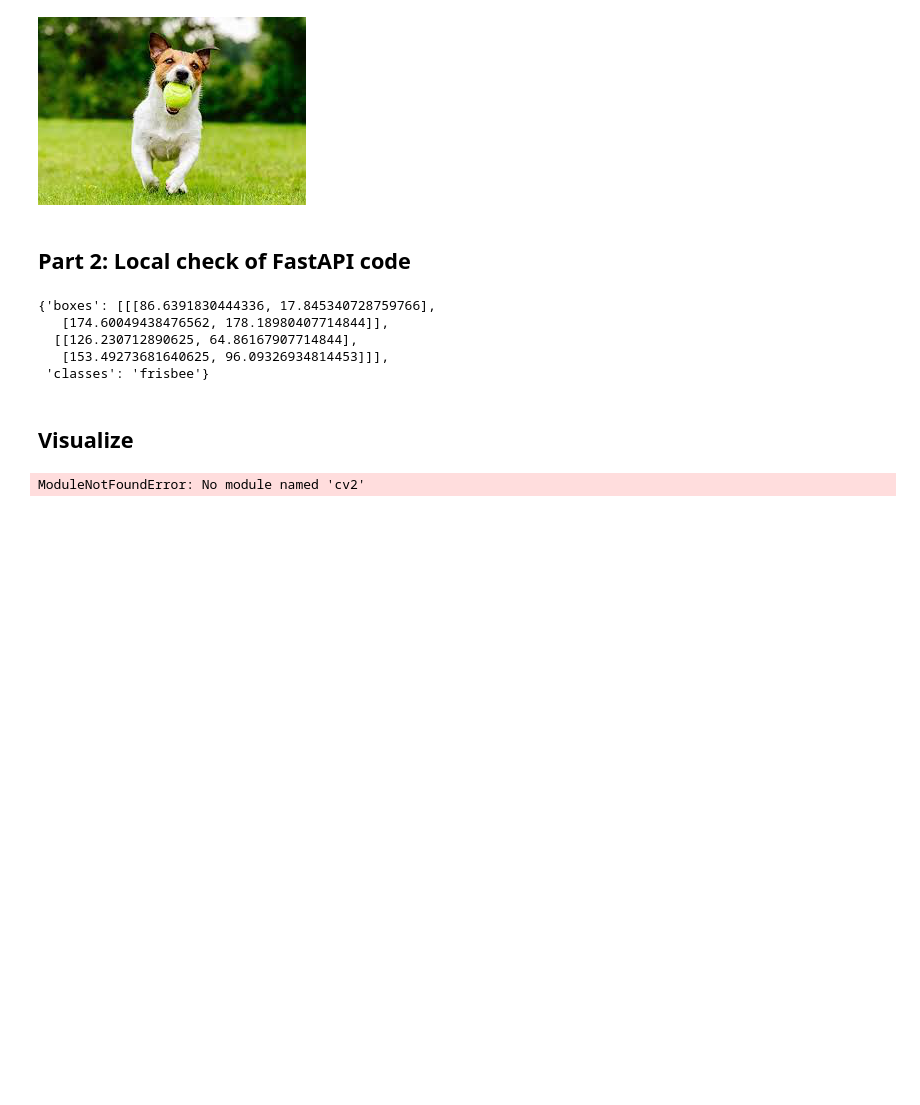
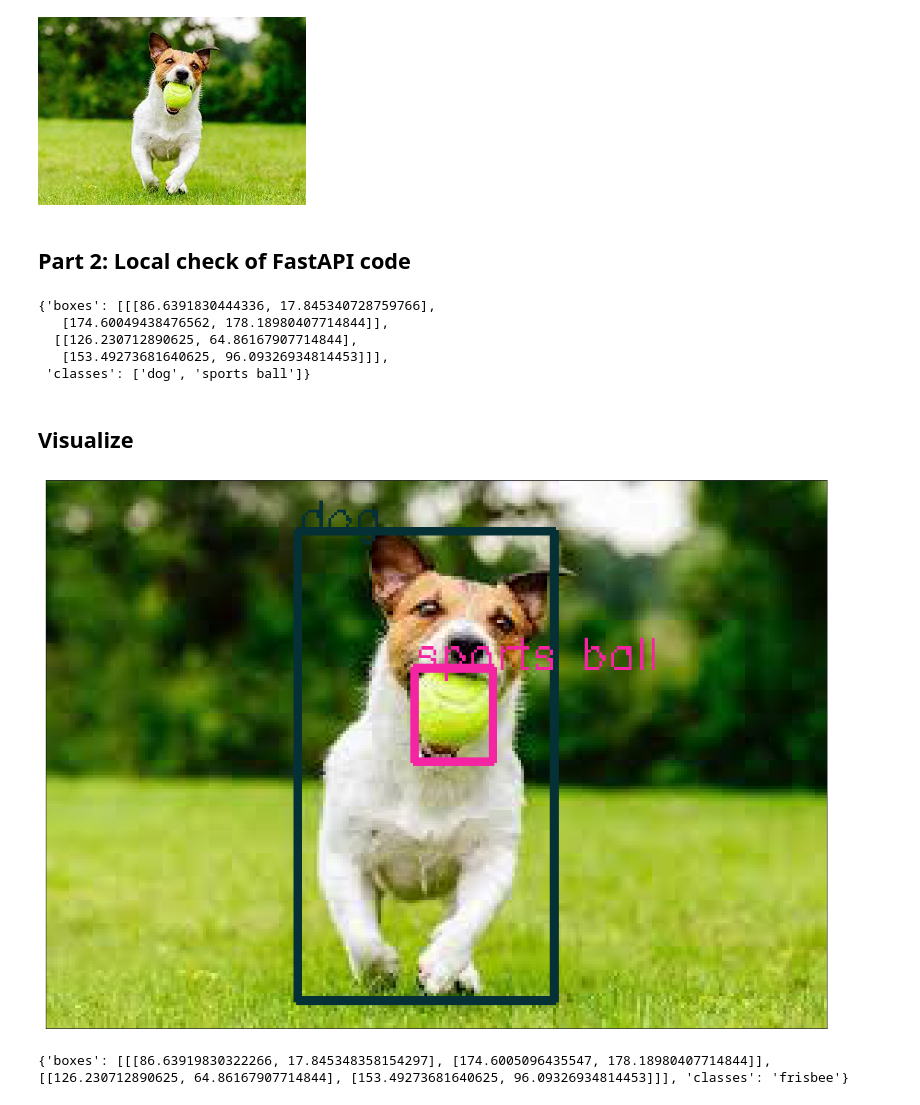
Before and after one commit to chrispmaag/fastapi_model_deployment, a Jupyter notebook: image_detection.ipynb, the cells around one changed output. Cells and saved outputs as stored; diff of their text form; code cells hidden in the pictures; blank space fills up the shorter version.

Commit message:
feat: Add docker image endpoing call

```diff
--- a/image_detection.ipynb
+++ b/image_detection.ipynb
@@ -30,45 +30,58 @@ payload = json.dumps({
 })
 response = requests.put("http://127.0.0.1:8000/predict",data = payload)
 data_dict = response.json()
-# %%
-data_dict
-# %% [output]
-{'boxes': [[[86.6391830444336, 17.845340728759766],
-   [174.60049438476562, 178.18980407714844]],
-  [[126.230712890625, 64.86167907714844],
-   [153.49273681640625, 96.09326934814453]]],
- 'classes': 'frisbee'}
+# %%
+# Look into why the number of predicted boxes and num of classes don't match up
+data_dict
+# %% [output]
+{'boxes': [[[86.6391830444336, 17.845340728759766],
+   [174.60049438476562, 178.18980407714844]],
+  [[126.230712890625, 64.86167907714844],
+   [153.49273681640625, 96.09326934814453]]],
+ 'classes': ['dog', 'sports ball']}
 # %% [markdown]
 ## Visualize
 # %%
 from PIL import Image
 import numpy as np
 import cv2
 import matplotlib.pyplot as plt
 
 def PILImage_to_cv2(img):
     return np.asarray(img)
 
-def drawboundingbox(img, boxes,pred_cls, rect_th=2, text_size=1, text_th=2):
+def drawboundingbox(img, boxes, pred_cls, rect_th=2, text_size=0.5, text_th=1):
     img = PILImage_to_cv2(img)
     class_color_dict = {}
 
     #initialize some random colors for each class for better looking bounding boxes
     for cat in pred_cls:
         class_color_dict[cat] = [random.randint(0, 255) for _ in range(3)]
 
     for i in range(len(boxes)):
         cv2.rectangle(img, (int(boxes[i][0][0]), int(boxes[i][0][1])),
                       (int(boxes[i][1][0]),int(boxes[i][1][1])),
                       color=class_color_dict[pred_cls[i]], thickness=rect_th)
         cv2.putText(img,pred_cls[i], (int(boxes[i][0][0]), int(boxes[i][0][1])),  cv2.FONT_HERSHEY_SIMPLEX, text_size, class_color_dict[pred_cls[i]],thickness=text_th) # Write the prediction class
     plt.figure(figsize=(20,30))
     plt.imshow(img)
     plt.xticks([])
     plt.yticks([])
     plt.show()
 
 img = Image.open("sample_images/dog_with_ball.jpeg")
 drawboundingbox(img, data_dict['boxes'], data_dict['classes'])
 # %% [output]
-ModuleNotFoundError: No module named 'cv2'
+[figure, added]
+# %%
+# This is hitting Docker endpoint
+payload = json.dumps({
+  "base64str": base64str,
+  "threshold": 0.5
+})
+# response = requests.put("http://18.237.28.174/predict",data = payload)
+response = requests.put("http://0.0.0.0/predict", data = payload)
+data_dict = response.json()
+print(data_dict)
+# %% [output]
+{'boxes': [[[86.63919830322266, 17.845348358154297], [174.6005096435547, 178.18980407714844]], [[126.230712890625, 64.86167907714844], [153.49273681640625, 96.09326934814453]]], 'classes': 'frisbee'}
```
